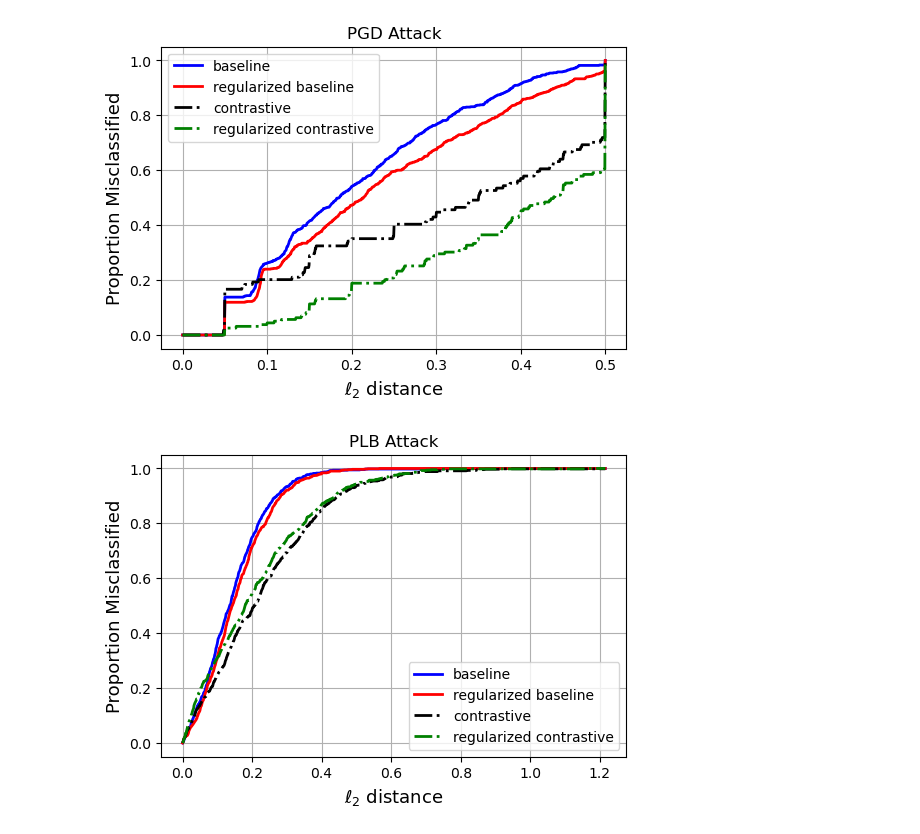
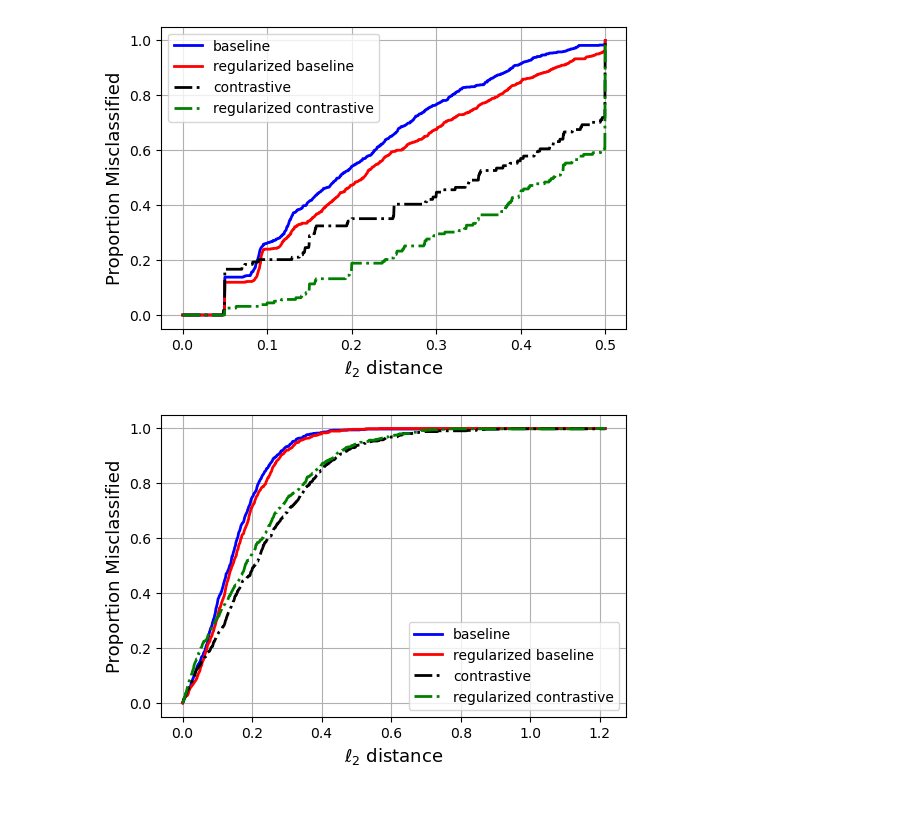
Before and after one commit to CristianManta/contrastive-learning, a Jupyter notebook: notebooks/adv_plots.ipynb, the cells around one changed output. Saved outputs shown, nothing was run; the diff lists cells and outputs as text; code cells hidden in the pictures; blank space fills up the shorter version.

```diff
--- a/notebooks/adv_plots.ipynb
+++ b/notebooks/adv_plots.ipynb
@@ -28,18 +28,17 @@ data4_cdf = [(data4<x_axis[i]).sum().item()/len(data4) for i in range(1000)]
 # %%
 plt.plot(x_axis, data1_cdf, 'b-', label="baseline", linewidth=2)
 plt.plot(x_axis, data2_cdf, 'r-', label="regularized baseline", linewidth=2)
 plt.plot(x_axis, data3_cdf, 'k-.', label="contrastive", linewidth=2)
 plt.plot(x_axis, data4_cdf, 'g-.', label="regularized contrastive", linewidth=2)
 #plt.xscale('log')
 plt.grid(True)
 plt.legend(prop={'size': 10})
 plt.xlabel("$\ell_2$ distance", fontsize=13)
 plt.ylabel("Proportion Misclassified", fontsize=13)
-plt.title("PGD Attack")
 plt.savefig('./figures/pgd',bbox_inches='tight')
 plt.show()
 # %% [output]
-[figure, old version]
+[figure, new version]
 # %%
 # PLB attack
 
@@ -71,8 +70,7 @@ plt.grid(True)
 plt.legend(prop={'size': 10})
 plt.xlabel("$\ell_2$ distance", fontsize=13)
 plt.ylabel("Proportion Misclassified", fontsize=13)
-plt.title("PLB Attack")
 plt.savefig('./figures/plb',bbox_inches='tight')
 plt.show()
 # %% [output]
-[figure, old version]
+[figure, new version]
```
Also changed, not shown: 5 other files.
